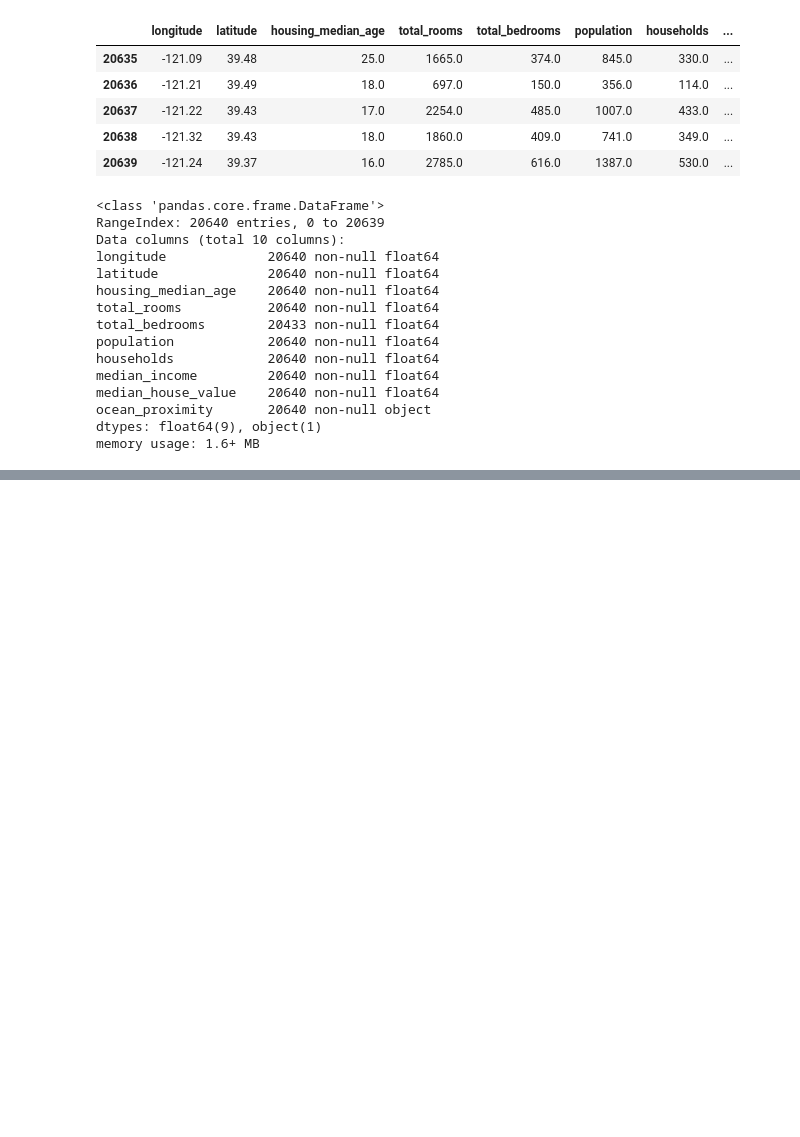
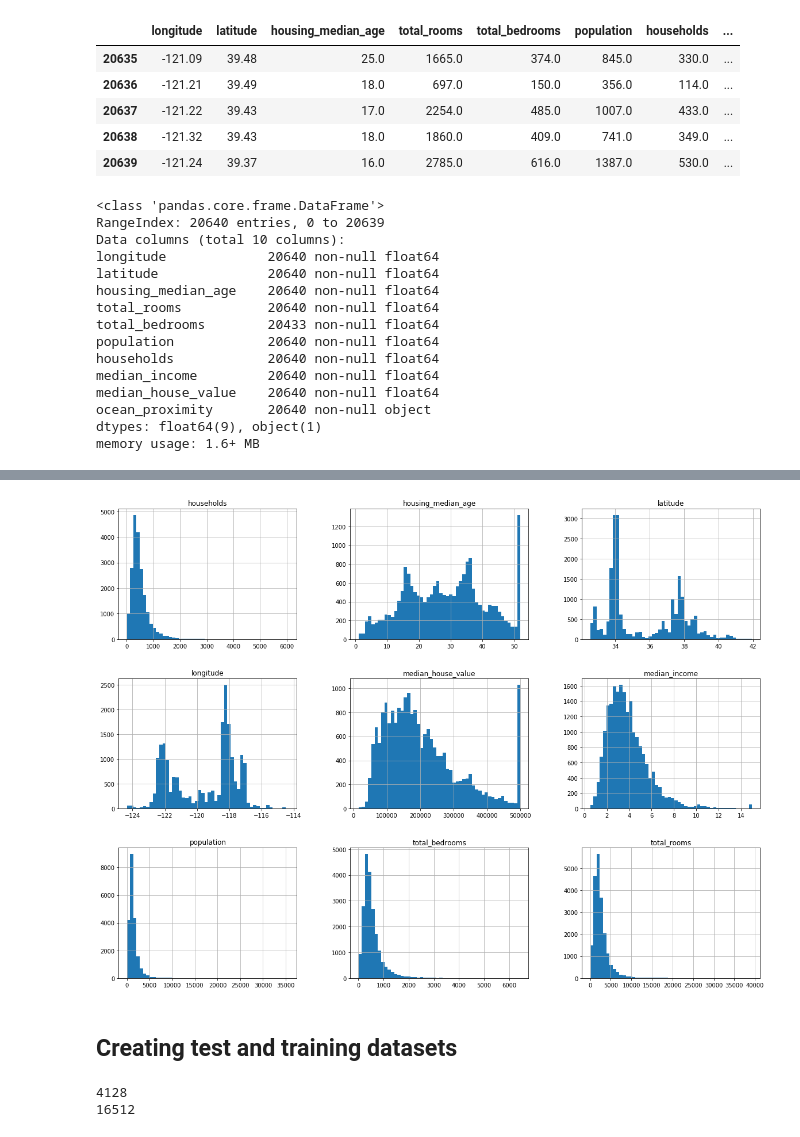
Before and after one commit to jdemianowski/handson-ml, a Jupyter notebook: lab-1-housing.ipynb, the cells around one changed output, grey strips where cells are left out. Drawn from its saved outputs; the diff is of its cells as text; code cells hidden in the pictures; blank space fills up the shorter version.

```diff
--- a/lab-1-housing.ipynb
+++ b/lab-1-housing.ipynb
@@ -72,0 +105,16 @@ memory usage: 1.6+ MB
+# %%
+%matplotlib inline
+housing.hist(bins=50,figsize=(20,15))
+plt.show()
+# %% [output]
+[figure, added]
+# %% [markdown]
+##  Creating test and training datasets
+# %%
+train_set, test_set = train_test_split(housing, test_size=0.2, random_state=42)
+
+print(len(test_set))
+print(len(train_set))
+# %% [output]
+4128
+16512
```
Also changed, not shown: parts of 8 cells of this notebook.
